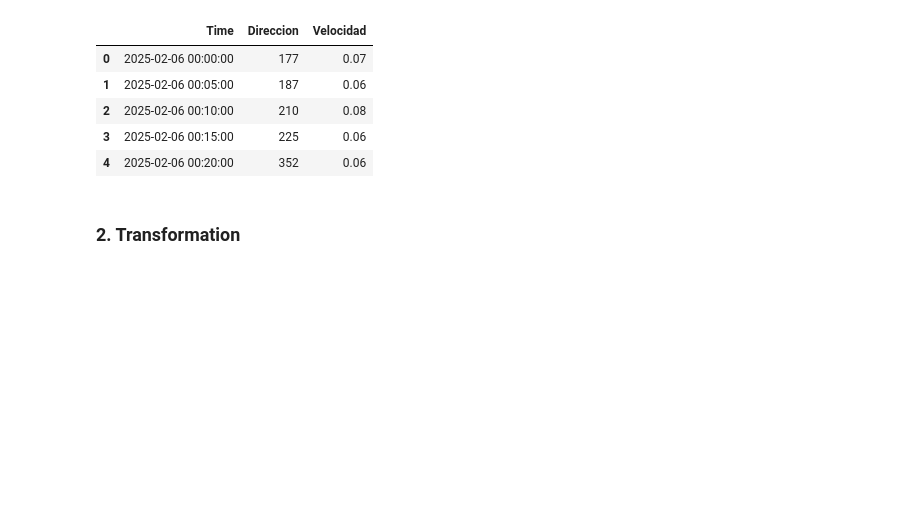
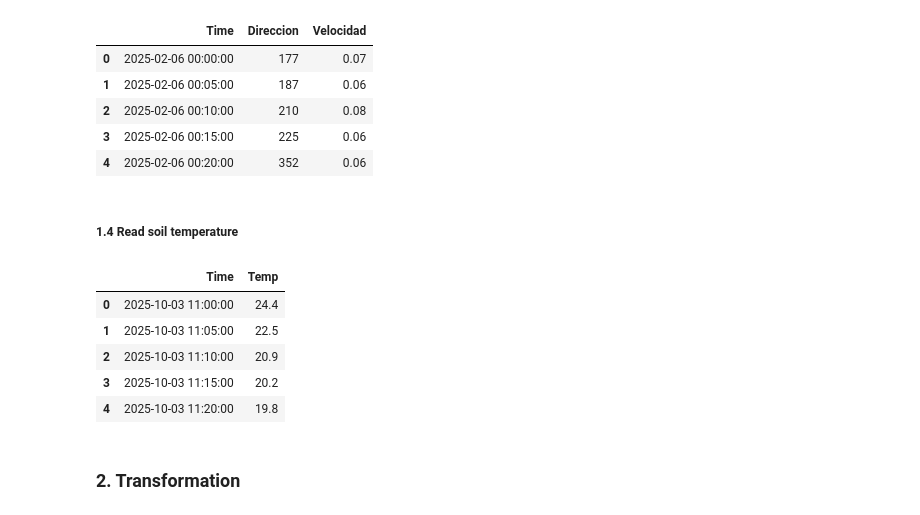
Before and after one commit to JorgeJolaUnal/tomato_climate_project, a Jupyter notebook: TL/TL.ipynb, the cells around one changed output. Drawn from its saved outputs; the diff is of its cells as text; code cells hidden in the pictures; blank space fills up the shorter version.

```diff
--- a/TL/TL.ipynb
+++ b/TL/TL.ipynb
@@ -57,6 +57,18 @@ wind_data.head(5)
 | 2 | 2025-02-06 00:10:00 | 210 | 0.08 |
 | 3 | 2025-02-06 00:15:00 | 225 | 0.06 |
 | 4 | 2025-02-06 00:20:00 | 352 | 0.06 |
+# %% [markdown]
+##### 1.4 Read soil temperature
+# %%
+temp_soil_data=pd.read_excel("variables.xlsx",sheet_name='Suelo')
+temp_soil_data.head(5)
+# %% [output]
+|  | Time | Temp |
+| 0 | 2025-10-03 11:00:00 | 24.4 |
+| 1 | 2025-10-03 11:05:00 | 22.5 |
+| 2 | 2025-10-03 11:10:00 | 20.9 |
+| 3 | 2025-10-03 11:15:00 | 20.2 |
+| 4 | 2025-10-03 11:20:00 | 19.8 |
 # %% [markdown]
 ### 2. Transformation
 # %% [markdown]
```
Also changed, not shown: parts of 13 cells of this notebook, 15 other files.
